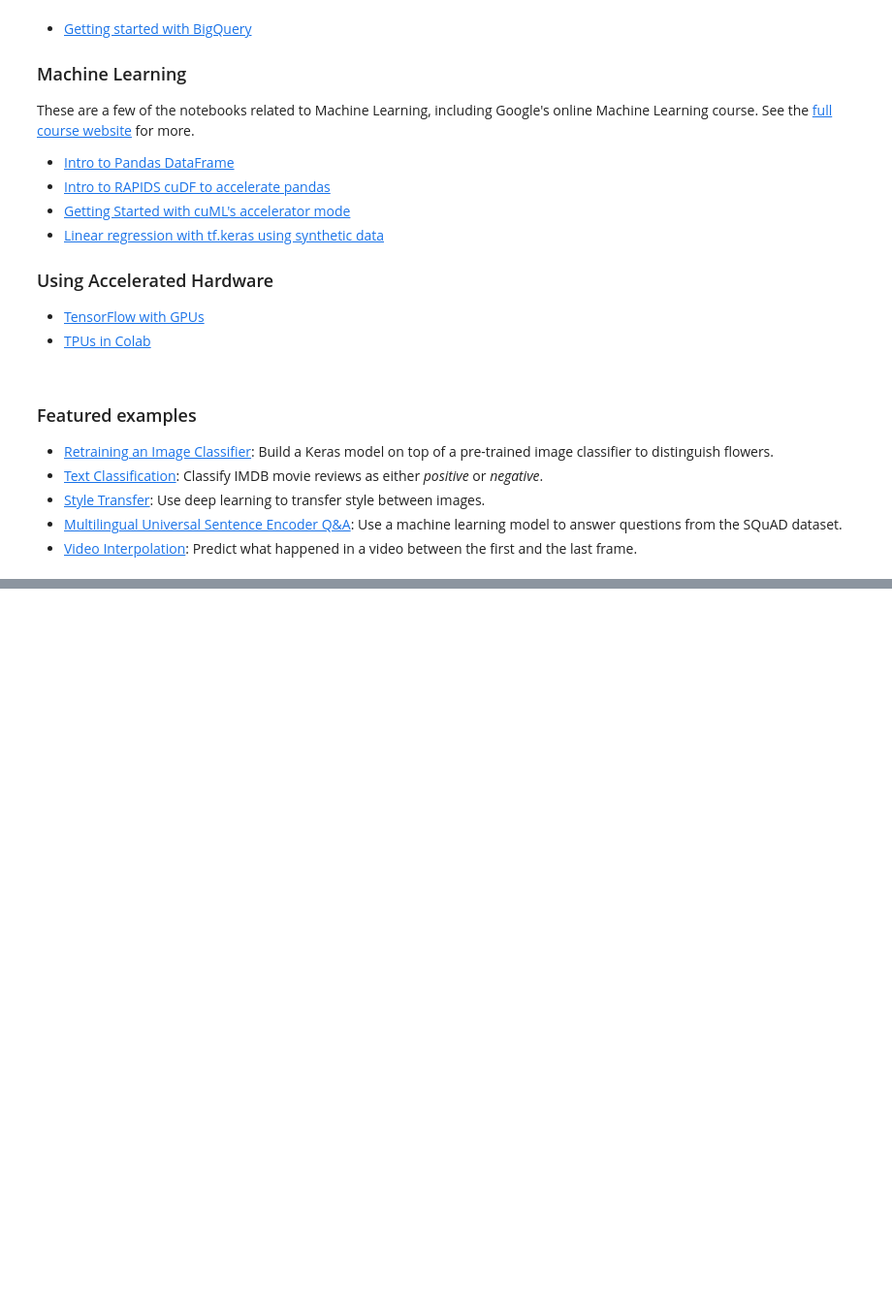
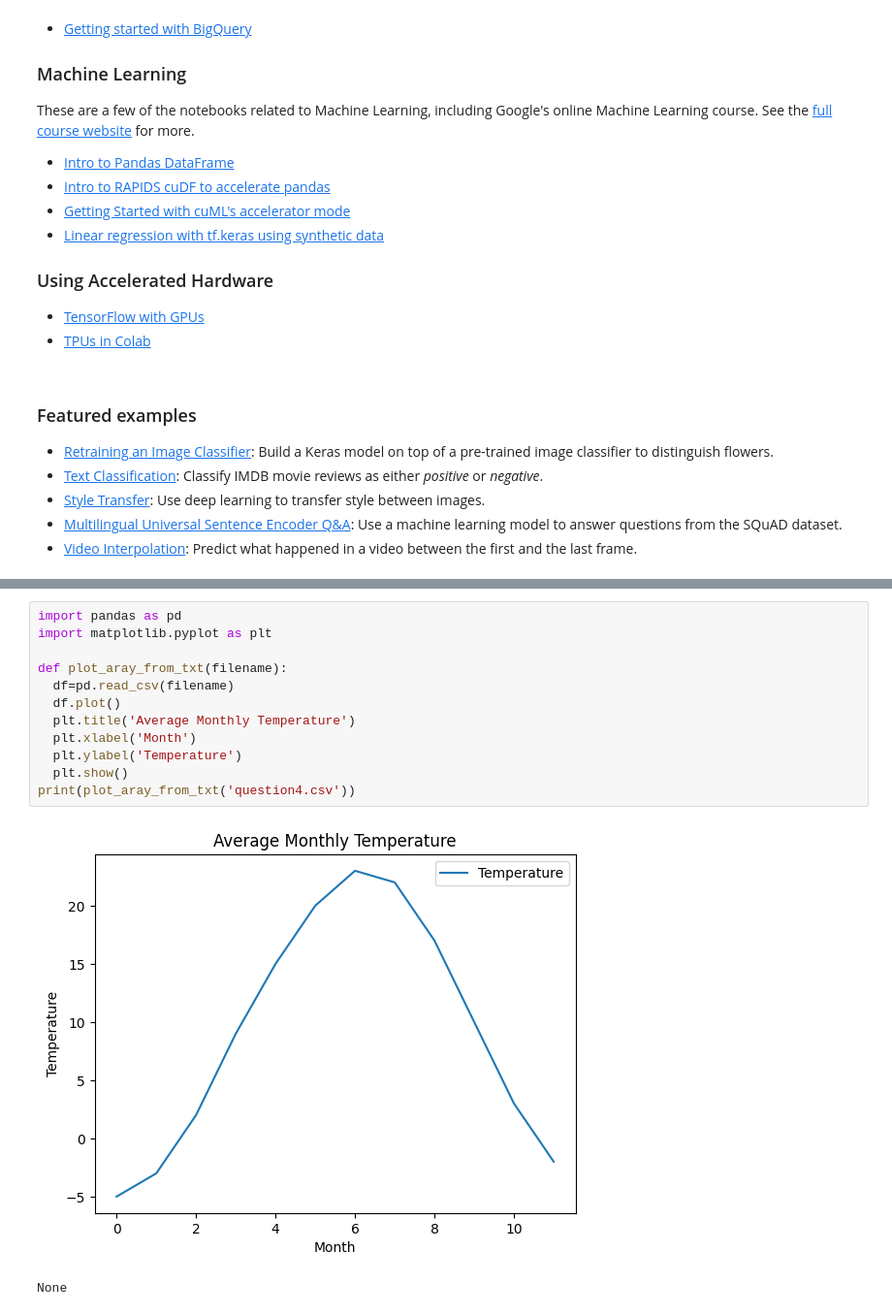
Before and after one commit to SophiaJoseph888/starter-programming-in-science-lab-2, a Jupyter notebook: Welcome_To_Colab.ipynb, the cells around one changed output, grey strips where cells are left out. Shown at 97% size. Saved outputs shown, nothing was run; the diff lists cells and outputs as text; blank space fills up the shorter version.

```diff
--- a/Welcome_To_Colab.ipynb
+++ b/Welcome_To_Colab.ipynb
@@ -249 +251,16 @@ print(plot_trig_waves())
 None
+# %%
+import pandas as pd
+import matplotlib.pyplot as plt
+
+def plot_aray_from_txt(filename):
+  df=pd.read_csv(filename)
+  df.plot()
+  plt.title('Average Monthly Temperature')
+  plt.xlabel('Month')
+  plt.ylabel('Temperature')
+  plt.show()
+print(plot_aray_from_txt('question4.csv'))
+# %% [output]
+[figure, added]
+None
```
Also changed, not shown: parts of 5 cells of this notebook.
